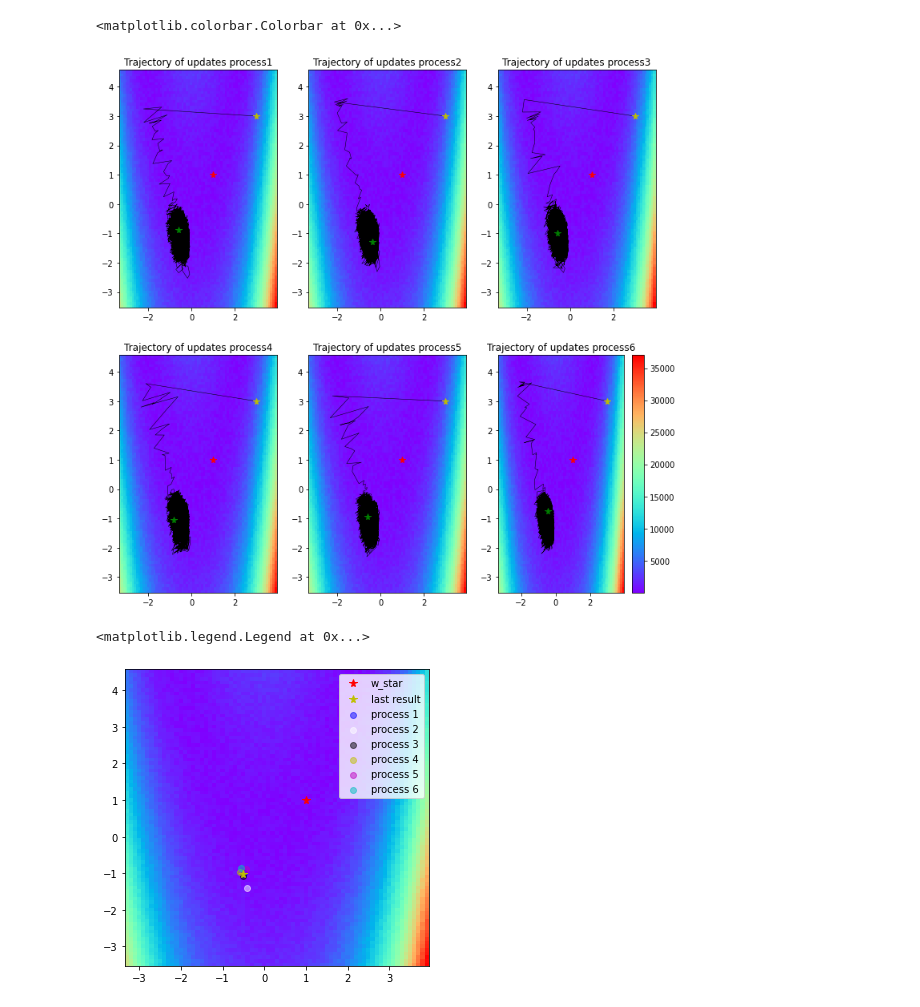
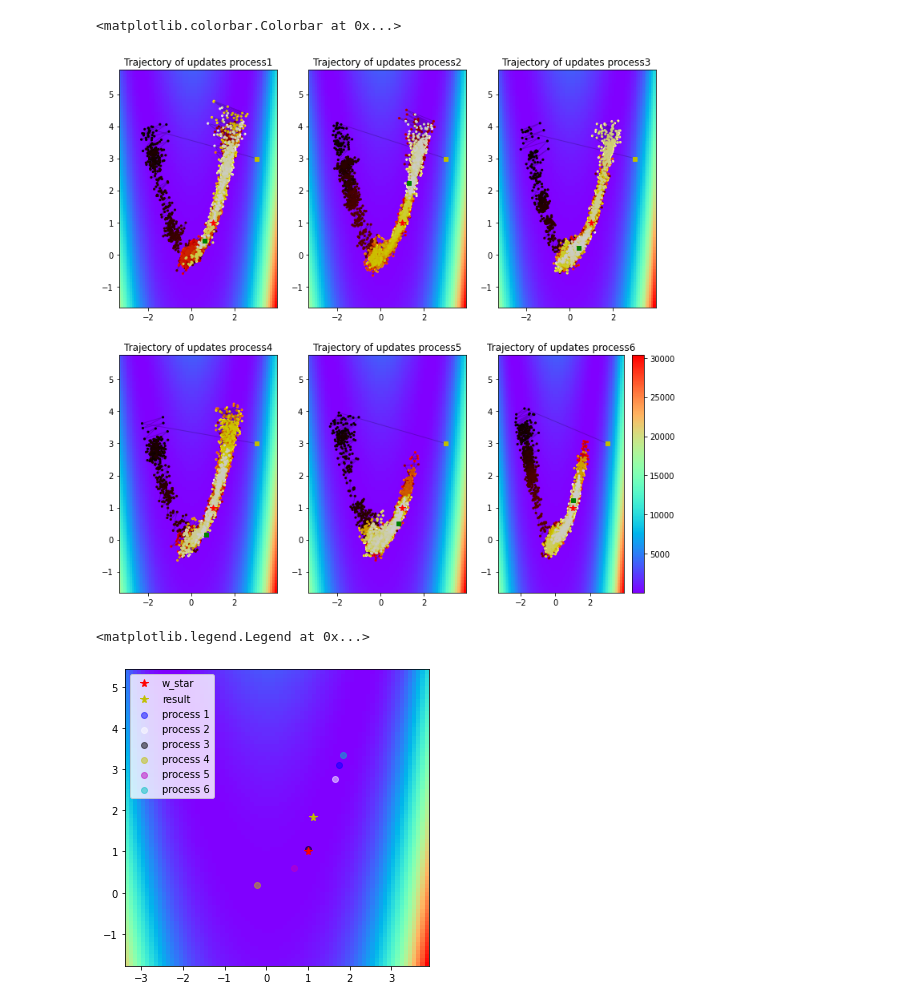
Before and after one commit to NaokiNakamichi/ML, a Jupyter notebook: GD/multiprocess_SGD.ipynb, the cells around one changed output. Cells and saved outputs as stored; diff of their text form; code cells hidden in the pictures.

Commit message:
fix plot

```diff
--- a/GD/multiprocess_SGD.ipynb
+++ b/GD/multiprocess_SGD.ipynb
@@ -60,9 +61,12 @@ fig, axes = plt.subplots(1,1, figsize=(6,6))
 axes.pcolor(X, Y, Z,cmap=plt.cm.rainbow)
 # wの軌跡
 axes.plot(w_store.T[0],w_store.T[1],c = "k",alpha=1,linewidth = 0.5)
+c = np.linspace(0, _t_max, len(w_store))
+axes.scatter(w_store.T[0],w_store.T[1],c=c,cmap = plt.cm.hot ,linewidths=0.01,alpha=1,s=10)
+axes.plot(w_store.T[0],w_store.T[1],c="k",alpha=0.2,linewidth=1)
 # 始点(黄色)、終点（緑）、真値（赤）
-axes.plot(*w_store[0], 'y*', markersize=8)
-axes.plot(*w_store[-1], 'g*', markersize=8)
+axes.plot(*w_store[0], 'ys', markersize=5)
+axes.plot(*w_store[-1], 'gs', markersize=5)
 axes.plot(*w_star, 'r*', markersize=8)
 
 #カラーバーの設定
@@ -85,14 +98,14 @@ plt.show()
 # マシンのコア数で並列処理
 # コア間の統合を行う。
 w_init = np.array([3,3])
-_t_max = 5000
-f = model_opt.RosenBrock(err = 1000)
+_t_max = 2000
+f = model_opt.RosenBrock(err = 0)
 
 def SGD_update(w):
     # エラーはerr * [0.0,1.0)の一様分布(numpy) * [0.0,1.0)の一様分布（Python標準モジュール）
     #  標準モジュールのランダム関数を用いないとコア間で全く同じノイスが載ってしまう。
     # :TODO ノイズについて修正必要
-    f = model_opt.RosenBrock(err = 1000)
+    f = model_opt.RosenBrock(err = 500)
     algo = algo_GD.SGD(w_init=w,t_max=_t_max,a=0.0007)
     for i in algo:
         algo.update(model=f)
@@ -103,7 +116,7 @@ def SGD_update(w):
 
 if __name__ == "__main__":
 
-    # 自分のマシンでコアが４つ
+    # 自分のマシンでコアが４or6
     cpu_count = mproc.cpu_count()
 
     # 同じ初期値でスタート
@@ -147,10 +160,12 @@ for i,value1 in enumerate(k):
         axes[i][j].set_title("Trajectory of updates process{}".format(k.shape[1]*i + j + 1))
         axes[i][j].pcolor(X, Y, Z,cmap=plt.cm.rainbow)
         # wの軌跡
-        axes[i][j].plot(value2.T[0],value2.T[1],c = "k",alpha=1,linewidth = 0.5)
+        c = np.linspace(0, _t_max * 2, len(w_store[0]))
+        axes[i][j].scatter(value2.T[0],value2.T[1],c=c,cmap = plt.cm.hot ,linewidths=0.01,alpha=1,s=10)
+        axes[i][j].plot(value2.T[0],value2.T[1],c="k",alpha=0.2,linewidth=1)
         # 始点、終点、真値
-        axes[i][j].plot(*value2[0], 'y*', markersize=8)
-        axes[i][j].plot(*value2[-1], 'g*', markersize=8)
+        axes[i][j].plot(*value2[0], 'ys', markersize=5)
+        axes[i][j].plot(*value2[-1], 'gs', markersize=5)
         axes[i][j].plot(*w_star, 'r*', markersize=8)
 
 
@@ -159,23 +174,24 @@ mappable = ScalarMappable(cmap=plt.cm.rainbow,norm=norm)
 fig.colorbar(mappable)
 # %% [output]
 <matplotlib.colorbar.Colorbar at 0x...>
-[figure, old version]
+[figure, new version]
 # %%
+#　プロセスごとの結果と統合結果と真値
 ten_colors = list(colors.BASE_COLORS.keys())
 xvals = np.arange(k[:,:,:,0].min()-1,k[:,:,:,0].max()+1, 0.1)
 yvals = np.arange(k[:,:,:,1].min()-1,k[:,:,:,1].max()+1, 0.1)
 X, Y = np.meshgrid(xvals, yvals)
 Z = f.f_opt([X,Y])
 
 myfig = plt.figure(figsize=(12,12))
 ax1 = myfig.add_subplot(2,2,1)
 ax1.pcolor(X, Y, Z,cmap=plt.cm.rainbow)
 ax1.plot(*w_star, 'r*', markersize=8,label="w_star")
 for i,value in enumerate(process_result):
     ax1.scatter(*value, c=ten_colors[-i],label="process {}".format(i+1),alpha=0.5)
-ax1.plot(*last_result, 'y*', markersize=8,label="last result")
+ax1.plot(*last_result, 'y*', markersize=8,label="result")
 
 ax1.legend()
 # %% [output]
 <matplotlib.legend.Legend at 0x...>
-[figure, old version]
+[figure, new version]
```
Also changed, not shown: parts of 7 cells of this notebook, 2 other files.
